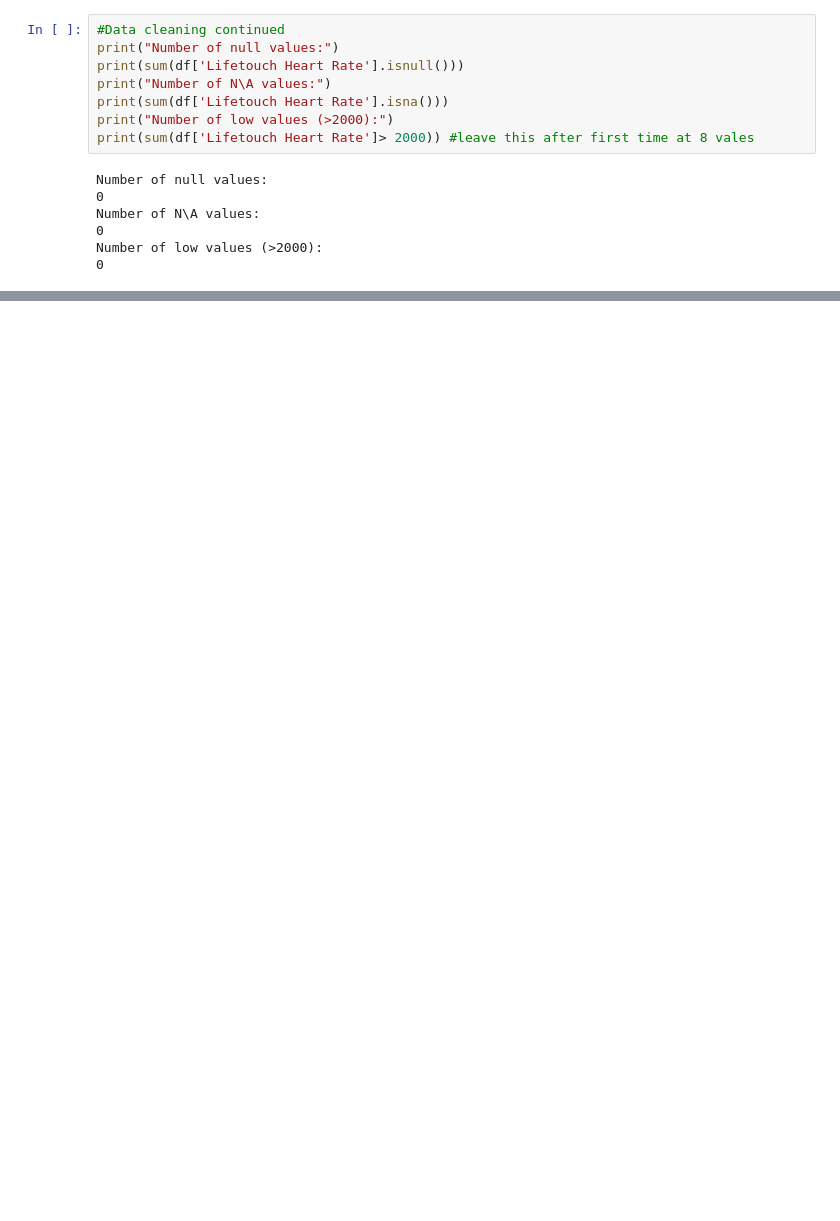
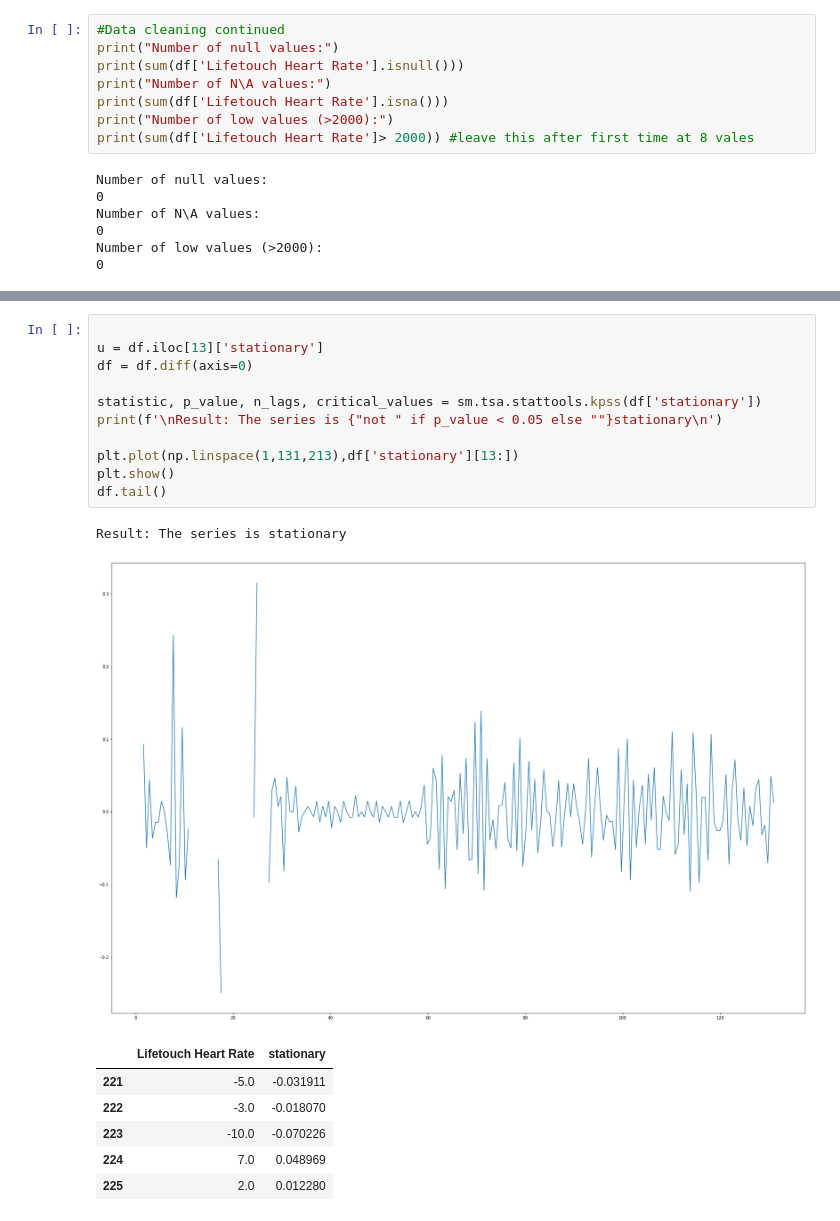
Before and after one commit to YazCodes/heartRatePrediction, a Jupyter notebook: Lorenz_heart_rate_prediction.ipynb, the cells around one changed output, grey strips where cells are left out. Cells and saved outputs as stored; diff of their text form; blank space fills up the shorter version.

```diff
--- a/Lorenz_heart_rate_prediction.ipynb
+++ b/Lorenz_heart_rate_prediction.ipynb
@@ -118,0 +117,20 @@ KeyError: ignored
+# %%
+
+u = df.iloc[13]['stationary']
+df = df.diff(axis=0)
+
+statistic, p_value, n_lags, critical_values = sm.tsa.stattools.kpss(df['stationary'])
+print(f'\nResult: The series is {"not " if p_value < 0.05 else ""}stationary\n')
+
+plt.plot(np.linspace(1,131,213),df['stationary'][13:])
+plt.show()
+df.tail()
+# %% [output]
+Result: The series is stationary
+[figure, added]
+|  | Lifetouch Heart Rate | stationary |
+| 221 | -5.0 | -0.031911 |
+| 222 | -3.0 | -0.018070 |
+| 223 | -10.0 | -0.070226 |
+| 224 | 7.0 | 0.048969 |
+| 225 | 2.0 | 0.012280 |
```
Also changed, not shown: parts of 6 cells of this notebook.
